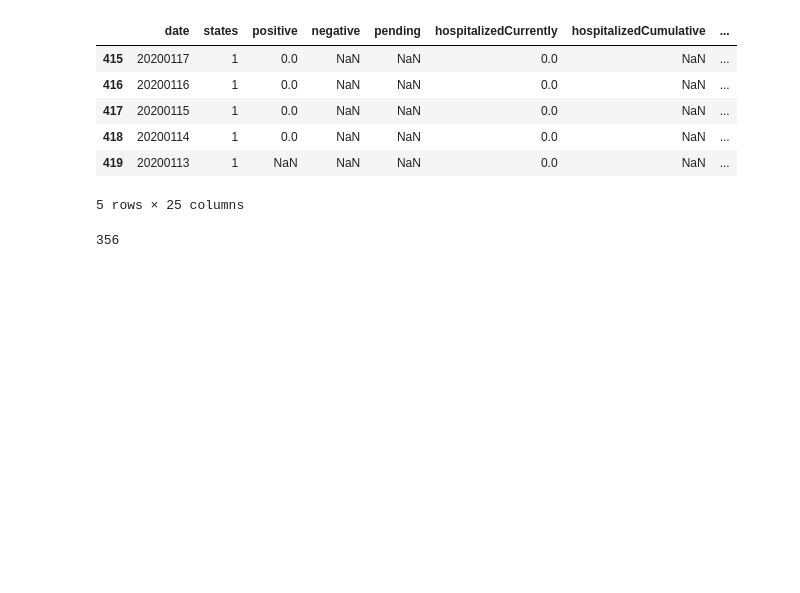
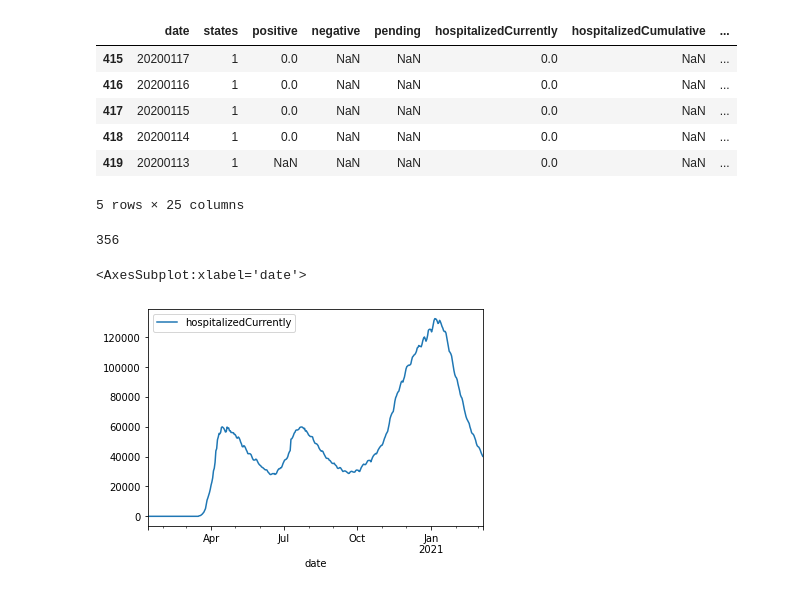
Before and after one commit to digantgarude/Covid-19-Vaccine-Rhetoric-Analysis-Based-on-Tweets, a Jupyter notebook: COVID_Count_API/covid_19_count.ipynb, the cells around one changed output. Cells and saved outputs as stored; diff of their text form; code cells hidden in the pictures; blank space fills up the shorter version.

```diff
--- a/COVID_Count_API/covid_19_count.ipynb
+++ b/COVID_Count_API/covid_19_count.ipynb
@@ -86,6 +129,13 @@ df_us_data.tail()
 len(df_us_data[df_us_data['hospitalizedCurrently']!=0.0])
 # %% [output]
 356
+# %%
+df_us_data["date"] = pd.to_datetime(df_us_data["date"], format='%Y%m%d')
+# %%
+df_us_data.plot(x='date', y='hospitalizedCurrently')
+# %% [output]
+<AxesSubplot:xlabel='date'>
+[figure, added]
 # %%
 OUR_WORLD_DATA_URL = "https://covid.ourworldindata.org/data/owid-covid-data.json"
 
```
Also changed, not shown: parts of 9 cells of this notebook, 15 other files.
